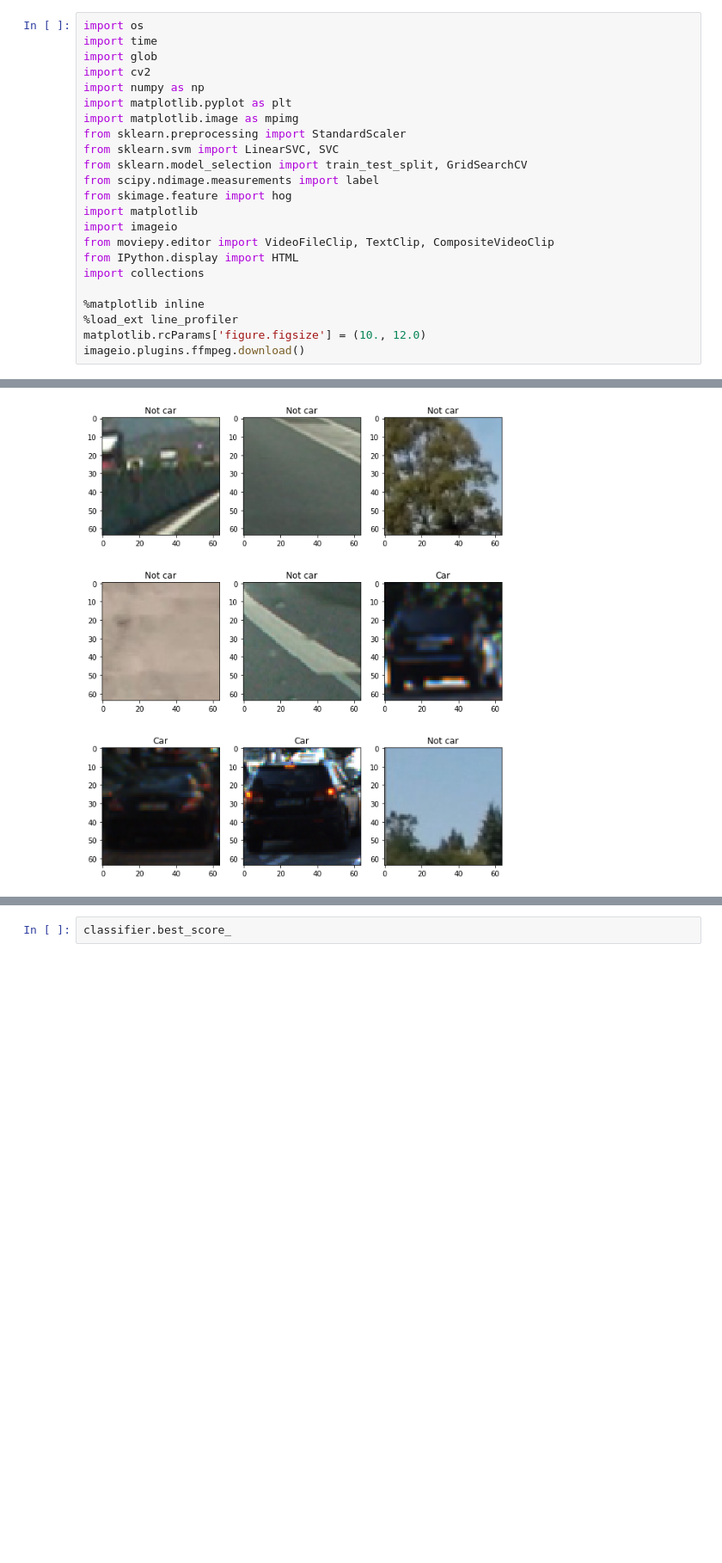
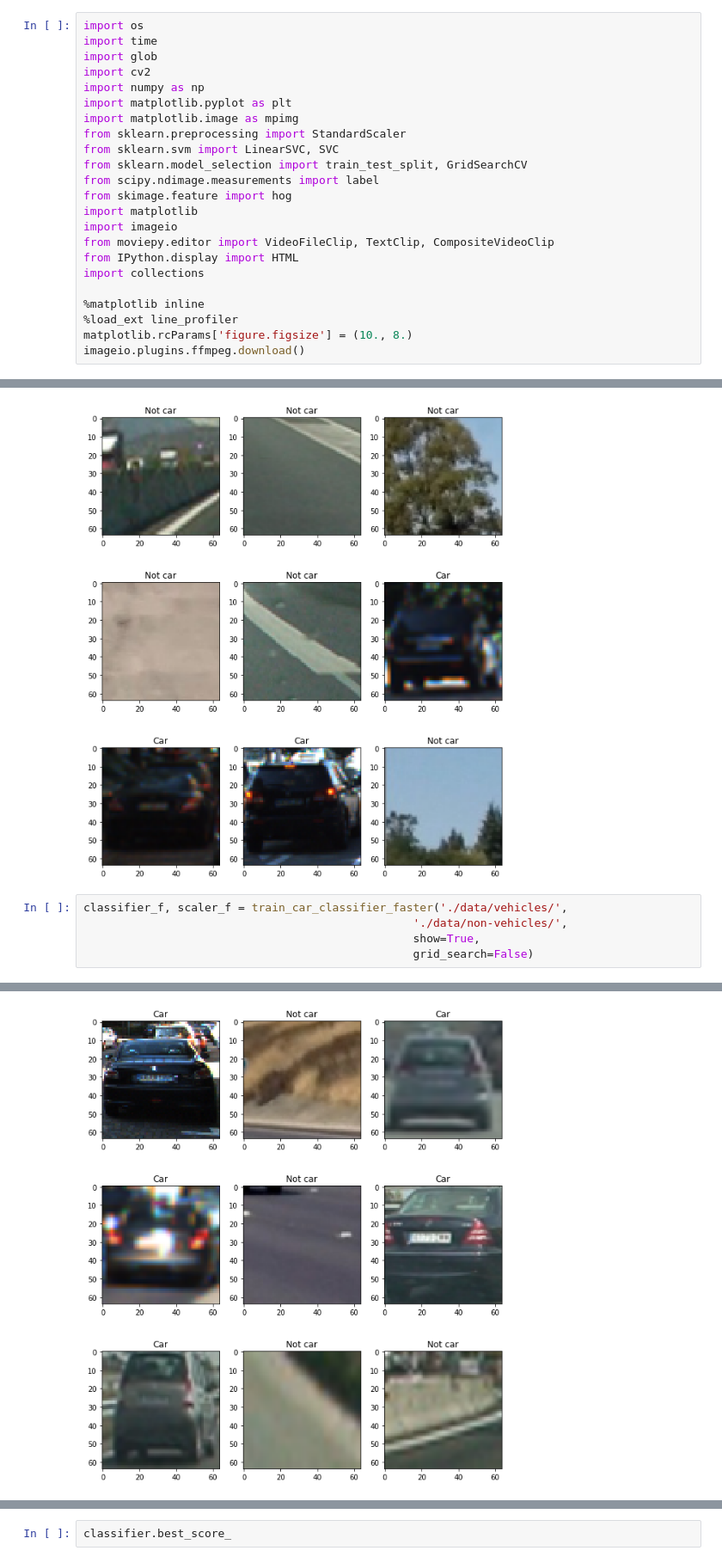
Before and after one commit to sketchc89/VehicleDetectionTracking-P5, a Jupyter notebook: VehicleDetectionTracking.ipynb, the cells around one changed output, grey strips where cells are left out. Shown at 86% size. Cells and saved outputs as stored; diff of their text form; blank space fills up the shorter version.

```diff
--- a/VehicleDetectionTracking.ipynb
+++ b/VehicleDetectionTracking.ipynb
@@ -19,7 +19,7 @@ import collections
 
 %matplotlib inline
 %load_ext line_profiler
-matplotlib.rcParams['figure.figsize'] = (10., 12.0)
+matplotlib.rcParams['figure.figsize'] = (10., 8.)
 imageio.plugins.ffmpeg.download()
 # %% [output]
 The line_profiler extension is already loaded. To reload it, use:
@@ -106,3 +63,9 @@ Fit
 Fit in 16.76 s
 Test acc 0.987
 [figure]
+# %%
+classifier_f, scaler_f = train_car_classifier_faster('./data/vehicles/',
+                                                 './data/non-vehicles/',
+                                                 show=True,
+                                                 grid_search=False)
+# %% [output]
@@ -108,0 +84 @@ Test acc 0.987
+[figure, added]
```
Also changed, not shown: parts of 32 cells of this notebook.
